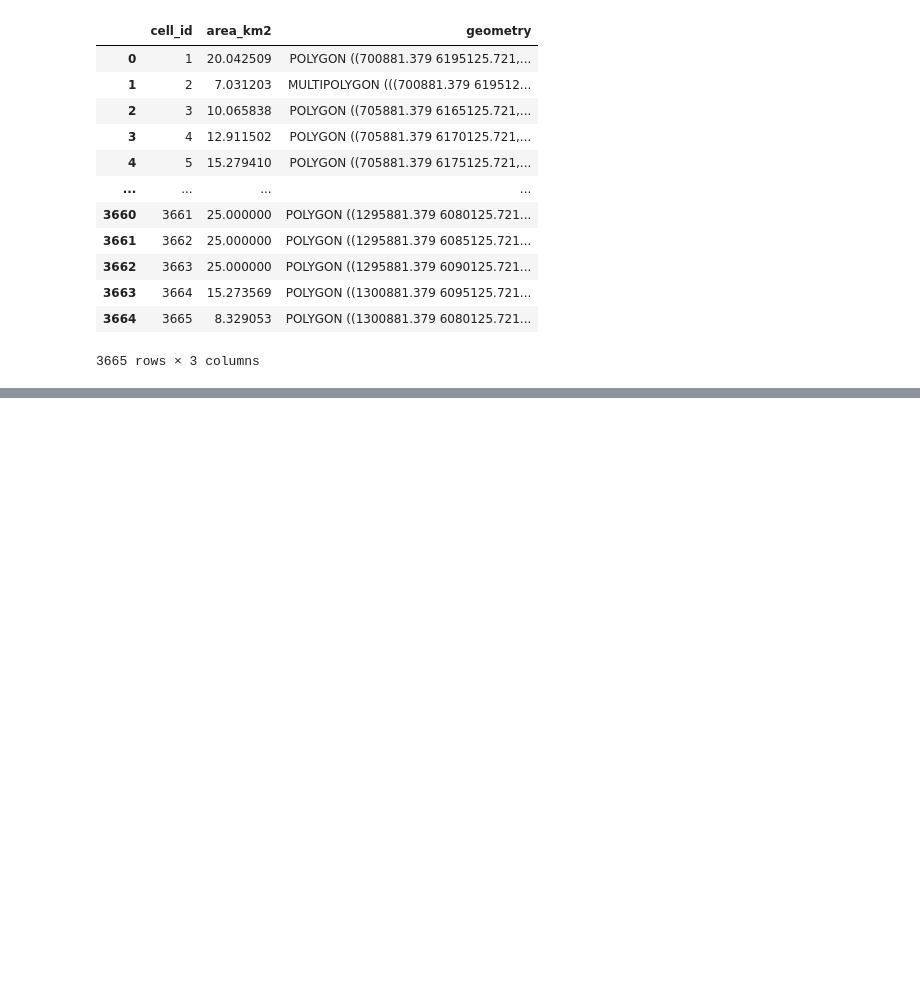
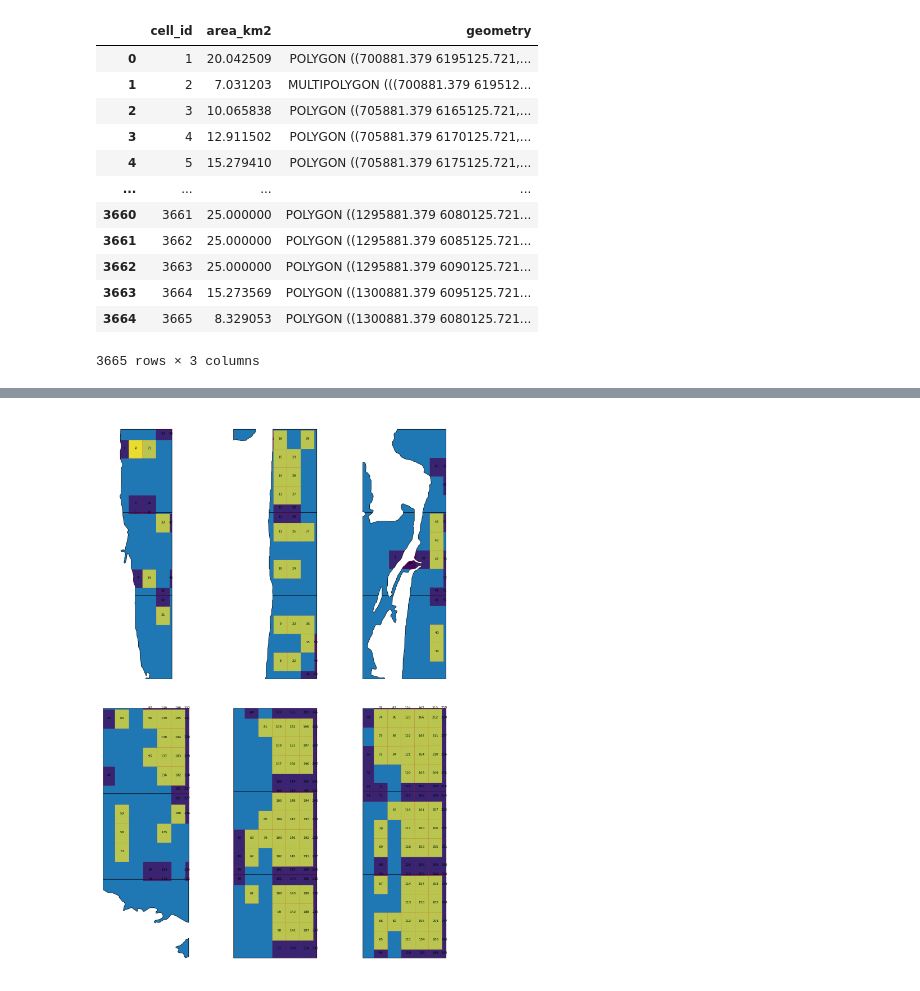
Before and after one commit to augustinlafond/marine-praxis, a Jupyter notebook: notebooks/create_grid.ipynb, the cells around one changed output, grey strips where cells are left out. Cells and saved outputs as stored; diff of their text form; code cells hidden in the pictures; blank space fills up the shorter version.

```diff
--- a/notebooks/create_grid.ipynb
+++ b/notebooks/create_grid.ipynb
@@ -116,0 +187,61 @@ ERROR: No matching distribution found for gfw-api-python-client
+# %%
+#  Dealing with overlapping polygons between gfw_api_output and the grid of the study area
+# overlay crops polygons from the GFW API according to the grid of the study area.
+
+gfw_api_output = gfw_api_output.overlay(grid, how='intersection')
+# %%
+# In the overlapping areas, fishing effort is therefore duplicated; it is necessary to adjust this by calculating the ratio between
+# the area of the new polygon resulting from the overlap between the study area grid and the API GFW output grid, and the initial polygon
+gfw_api_output["intersect_grid_ratio"] = round((gfw_api_output.area/1e6)/gfw_api_output["area_km2_gfw_cell"],4)
+# %%
+# We make a plot to verify that the GFW cells that overlap multiple cells in the study area grid are indeed split into multiple cells
+grid_ids_to_test = list(gfw_api_output[gfw_api_output["intersect_grid_ratio"]!=1.0000].sort_values(by="cell_id")["cell_id"].unique())[0:18]
+# %%
+# Before plotting, we create a new column that will be used to color differently GFW cells that overlap several grid cells of the study area
+gfw_api_output["intersect_grid_ratio_binary"] = gfw_api_output["intersect_grid_ratio"].apply(lambda x:0 if x!=1 else 1)
+# %%
+# Number of maps to display
+n_maps = math.ceil(len(grid_ids_to_test)/3)
+
+# Create the subplot grid
+fig, axs = plt.subplots(2, 3, figsize=(15, 20))
+axs = axs.flatten()
+
+for ax, start in zip(axs, range(0, len(grid_ids_to_test), 3)):
+
+    index = grid_ids_to_test[start:start+3]
+
+    gfw_sel = gfw_api_output[gfw_api_output["cell_id"].isin(index)]
+    grid_sel = grid[grid["cell_id"].isin(index)]
+
+    centroids = gfw_sel.geometry.centroid
+    centroids = [(x, y) for x, y in zip(centroids.x, centroids.y)]
+    text = gfw_sel["gfw_cell_id"].to_list()
+
+    # plot the grid
+    grid_sel.plot(ax=ax, edgecolor="black")
+
+    # plot the GFW cells
+    gfw_sel.plot(
+        ax=ax,
+        column="intersect_grid_ratio_binary",
+        alpha=0.7,
+        edgecolor="red",
+        linewidth=0.2
+    )
+
+    # annotations
+    for j in range(len(text)):
+        ax.annotate(
+            text=text[j],
+            xy=centroids[j],
+            fontsize=8,
+            ha='center'
+        )
+
+    ax.set_axis_off()
+
+plt.tight_layout()
+plt.show()
+# %% [output]
+[figure, added]
```
Also changed, not shown: parts of 31 cells of this notebook, 2 other files.
